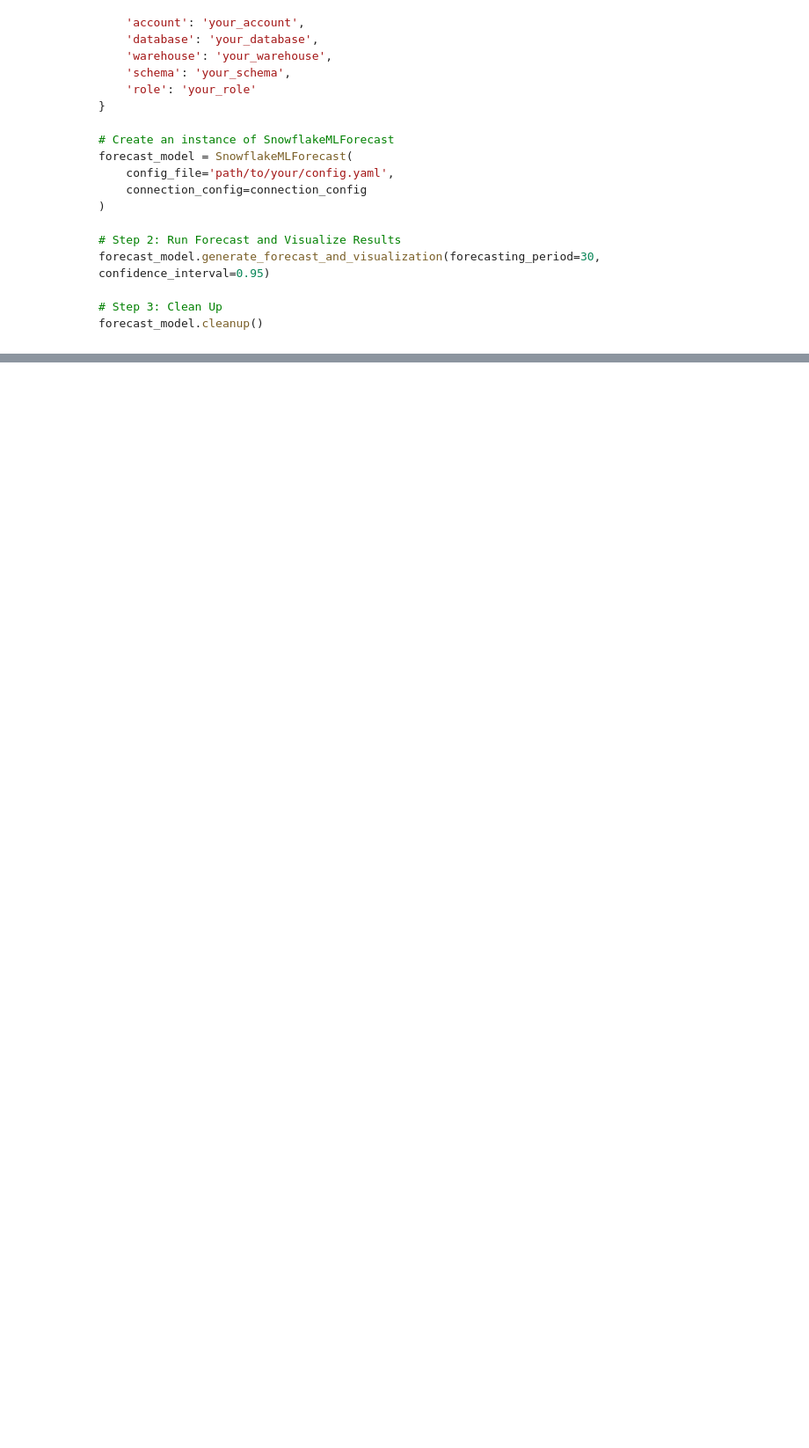
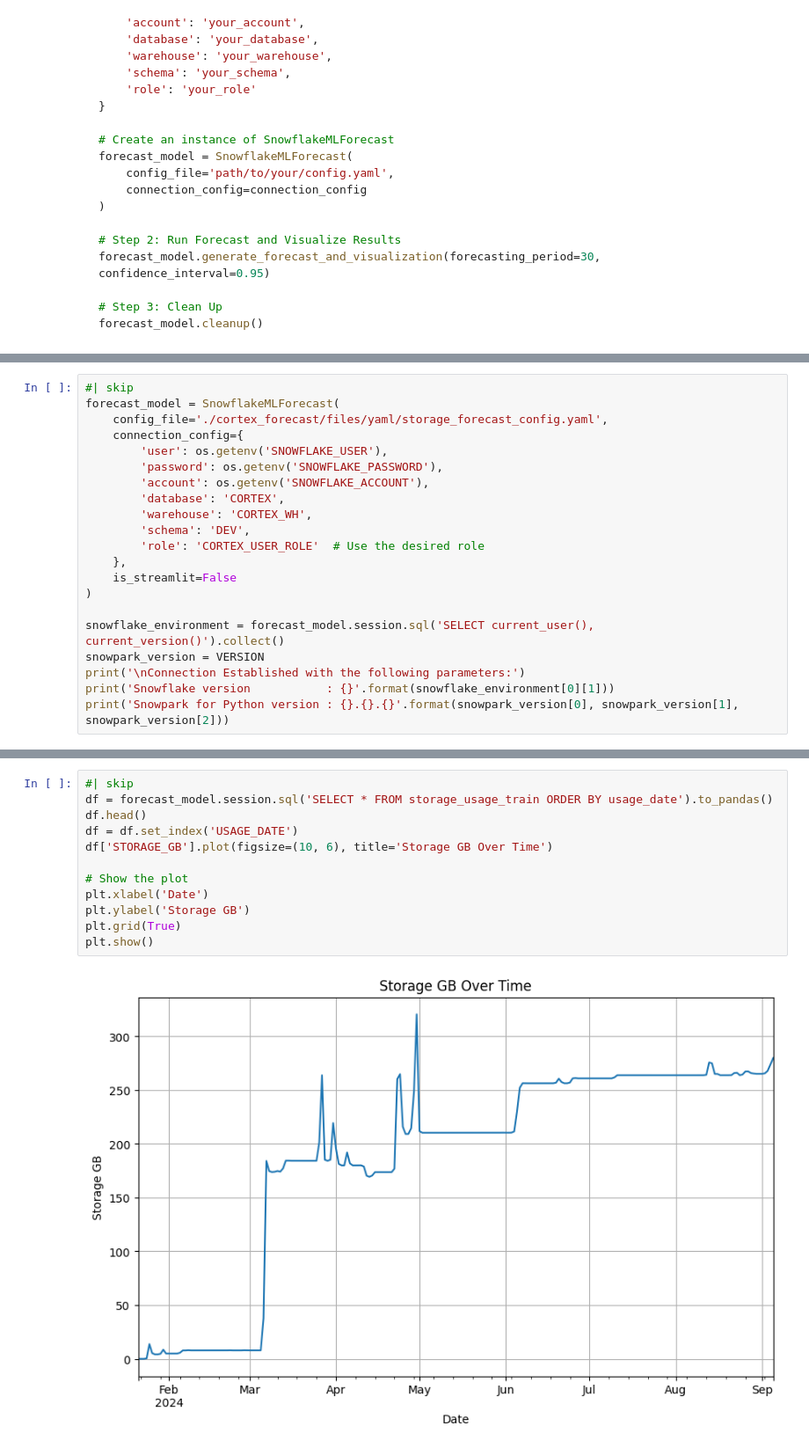
Before and after one commit to sfc-gh-jdemlow/cortex_forecast, a Jupyter notebook: nbs/index.ipynb, the cells around one changed output, grey strips where cells are left out. Shown at 88% size. Saved outputs shown, nothing was run; the diff lists cells and outputs as text; blank space fills up the shorter version.

```diff
--- a/nbs/index.ipynb
+++ b/nbs/index.ipynb
@@ -111,0 +126,21 @@ forecast_model.cleanup()
+# %%
+#| skip
+forecast_model = SnowflakeMLForecast(
+    config_file='./cortex_forecast/files/yaml/storage_forecast_config.yaml',
+    connection_config={
+        'user': os.getenv('SNOWFLAKE_USER'),
+        'password': os.getenv('SNOWFLAKE_PASSWORD'),
+        'account': os.getenv('SNOWFLAKE_ACCOUNT'),
+        'database': 'CORTEX',
+        'warehouse': 'CORTEX_WH',
+        'schema': 'DEV',
+        'role': 'CORTEX_USER_ROLE'  # Use the desired role
+    },
+    is_streamlit=False
+)
+
+snowflake_environment = forecast_model.session.sql('SELECT current_user(), current_version()').collect()
+snowpark_version = VERSION
+print('\nConnection Established with the following parameters:')
+print('Snowflake version           : {}'.format(snowflake_environment[0][1]))
+print('Snowpark for Python version : {}.{}.{}'.format(snowpark_version[0], snowpark_version[1], snowpark_version[2]))
@@ -111,0 +188,14 @@ forecast_model.cleanup()
+# %%
+#| skip
+df = forecast_model.session.sql('SELECT * FROM storage_usage_train ORDER BY usage_date').to_pandas()
+df.head()
+df = df.set_index('USAGE_DATE')
+df['STORAGE_GB'].plot(figsize=(10, 6), title='Storage GB Over Time')
+
+# Show the plot
+plt.xlabel('Date')
+plt.ylabel('Storage GB')
+plt.grid(True)
+plt.show()
+# %% [output]
+[figure, added]
```
Also changed, not shown: parts of 10 cells of this notebook, 1 other file.
